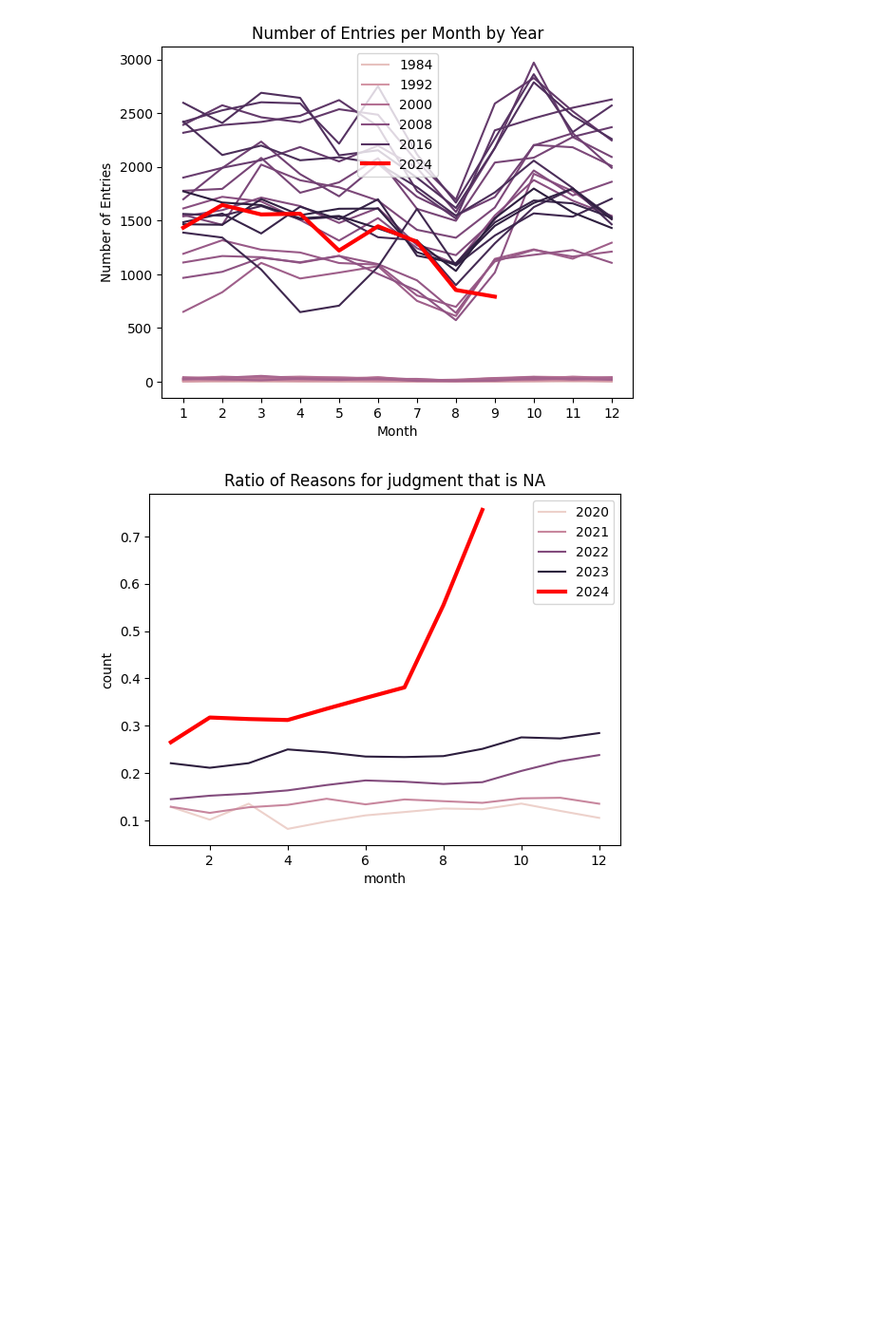
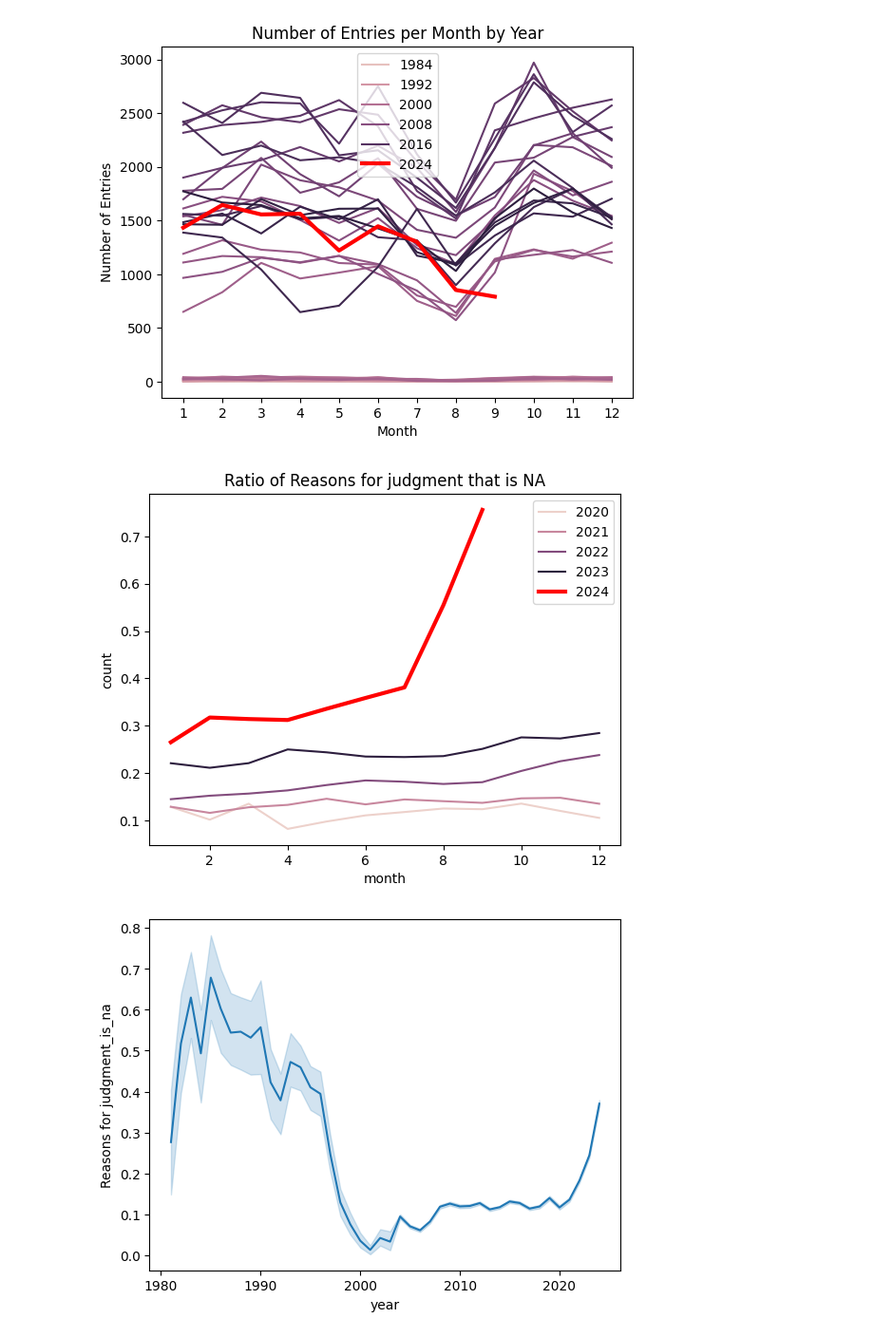
Before and after one commit to pwr-ai/JuDDGES, a Jupyter notebook: dev_notebooks/3_nsa_update_analysis.ipynb, the cells around one changed output. Shown at 95% size. Drawn from its saved outputs; the diff is of its cells as text; code cells hidden in the pictures; blank space fills up the shorter version.

```diff
--- a/dev_notebooks/3_nsa_update_analysis.ipynb
+++ b/dev_notebooks/3_nsa_update_analysis.ipynb
@@ -100,33 +77,44 @@ plt.show()
 # %% [output]
 [figure]
 # %%
-# should be % of entries that are na
+import pandas as pd
 
+columns_to_examine = ["Reasons for judgment"]
 
 for column in columns_to_examine:
     df[f"{column}_is_na"] = df[column].isna()
     monthly_counts = df[df["year"] > 2019].groupby(['year', 'month'])[f"{column}_is_na"].mean().reset_index(name='count')
 
 
     # Create the line plot
     ax = sns.lineplot(
         data=monthly_counts[monthly_counts['year'] != 2024],  # Plot all years except 2024
         x="month",
         y="count",
         hue="year"
     )
 
     # Add 2024 line with custom style
     sns.lineplot(
         data=monthly_counts[monthly_counts['year'] == 2024],
         x="month",
         y="count",
         color='red',
         linewidth=3,
         label='2024'
     )
 
     ax.set_title(f"Ratio of {column} that is NA")
     plt.show()
+
+    df["YEAR_MONTH"] = df["year"].astype(str) + "_" + df["month"].astype(str)
+    df["YEAR_MONTH"] = pd.to_datetime(df["YEAR_MONTH"], format="%Y_%m")
+
+    sns.lineplot(
+        data=df,
+        x="year",
+        y=f"{column}_is_na",
+    )
 # %% [output]
 [figure]
+[figure, added]
```
Also changed, not shown: parts of 6 cells of this notebook.
